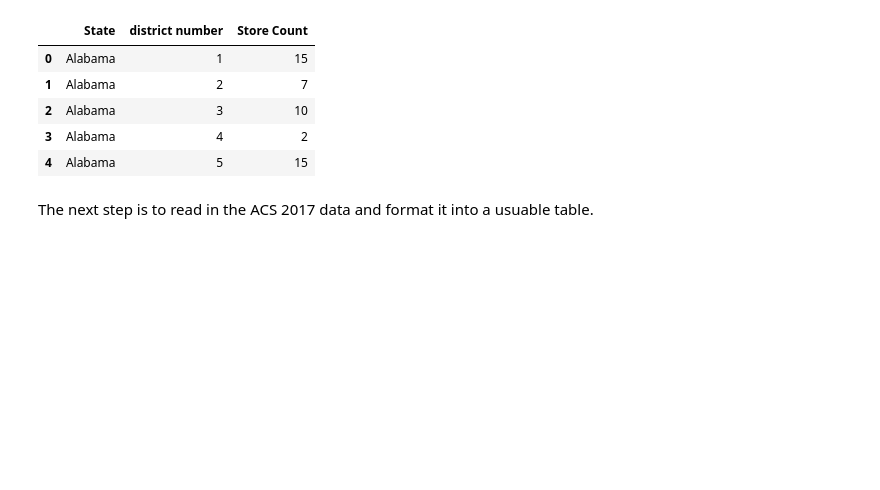
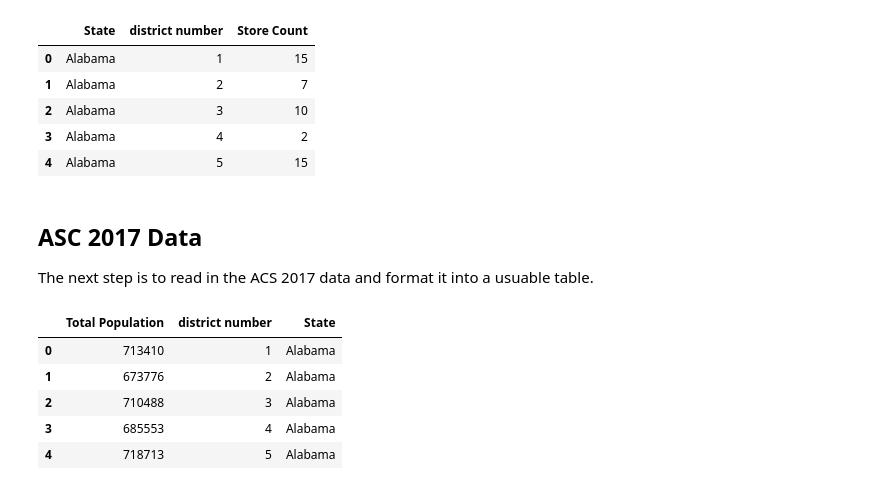
Before and after one commit to evroth/331-repo-demo, a Jupyter notebook: Congressional_Analysis.ipynb, the cells around one changed output. Saved outputs shown, nothing was run; the diff lists cells and outputs as text; code cells hidden in the pictures; blank space fills up the shorter version.

```diff
--- a/Congressional_Analysis.ipynb
+++ b/Congressional_Analysis.ipynb
@@ -181,4 +183,6 @@ store_count.head()
 # %%
 store_count.to_csv("store_count.csv")
 # %% [markdown]
+## ASC 2017 Data
+
 The next step is to read in the ACS 2017 data and format it into a usuable table.
@@ -184,0 +195,35 @@ The next step is to read in the ACS 2017 data and format it into a usuable table
+# %%
+# We are reading in the data we want from ACS 2017. The API returns json data. Try copy and pasting the link yourself in a browser to see what the raw data looks like.
+url="https://api.census.gov/data/2017/acs/acs1?get=NAME,B01003_001E&for=congressional%20district:*&in=state:*"
+
+# store the response of URL
+response = urlopen(url)
+
+# storing the JSON response from url in data
+data_json = json.loads(response.read())
+data_json.pop(0) # the first row of data is header information which we don't need, so pop removes that from the dataset.
+
+# Hand populate the columns based on the variable descriptions census.gov documents here:
+# https://api.census.gov/data/2017/acs/acs1/variables.html Note they correspond back to the variable names I included in the URL above.
+cols = ['District Name','Total Population', 'State code', 'district number']
+
+acs_df = pd.DataFrame(data_json, columns = cols)
+
+# time to do some basic cleanup of the data. We will need to extract the district number and state in a regular format so we can later join with the party data.
+acs_df[['District', 'State']] = acs_df['District Name'].str.split(',', expand=True)
+acs_df['district number'] = pd.to_numeric(acs_df['district number'])
+
+acs_df['State'] = acs_df['State'].str.strip()
+
+# Let's just keep the columns we need
+acs_df = acs_df[['Total Population', 'district number', 'State']]
+
+# take a look at the top results in the dataset
+acs_df.head()
+# %% [output]
+|  | Total Population | district number | State |
+| 0 | 713410 | 1 | Alabama |
+| 1 | 673776 | 2 | Alabama |
+| 2 | 710488 | 3 | Alabama |
+| 3 | 685553 | 4 | Alabama |
+| 4 | 718713 | 5 | Alabama |
```
Also changed, not shown: parts of 8 cells of this notebook.
